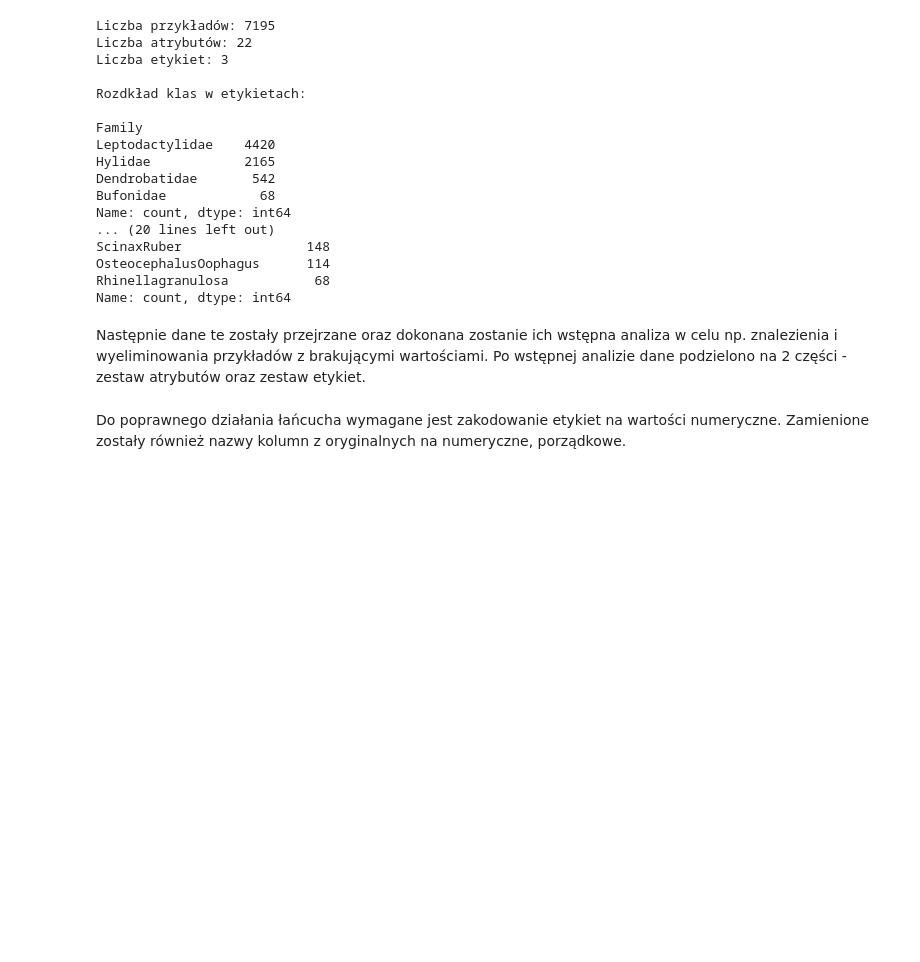
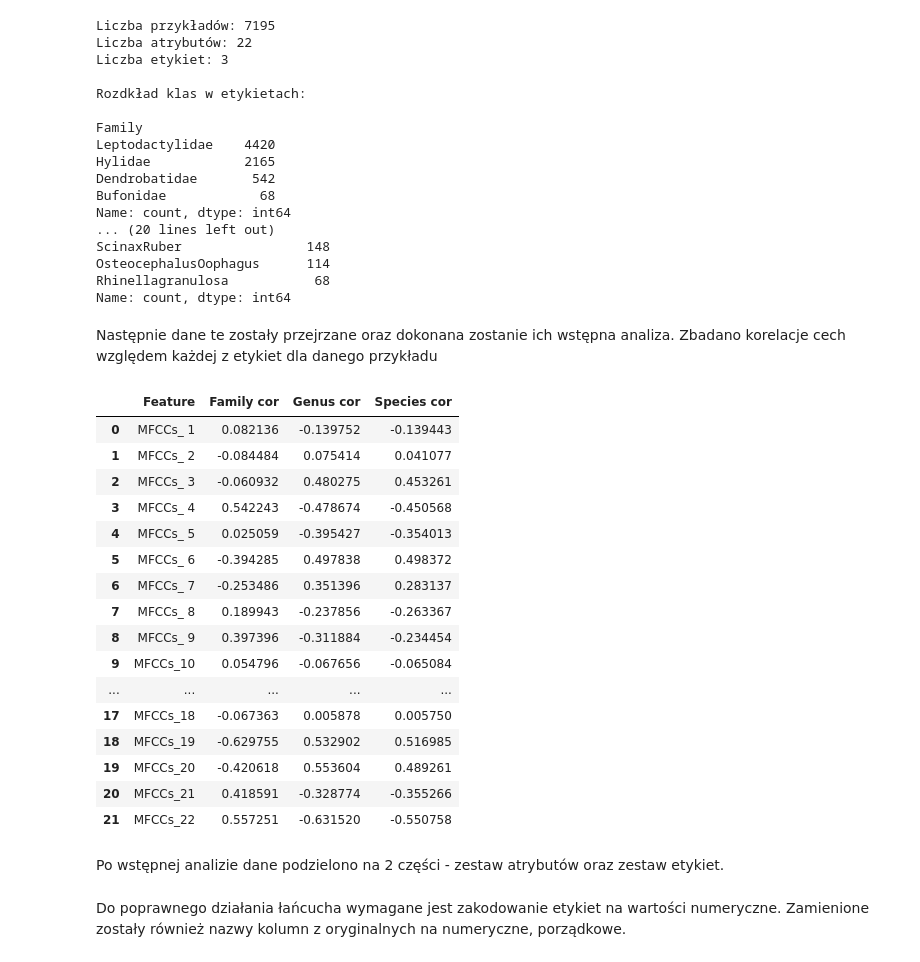
Before and after one commit to wm860/bayesian-chain-classifiers, a Jupyter notebook: ZUM_Bayesian_Chain.ipynb, the cells around one changed output. Drawn from its saved outputs; the diff is of its cells as text; code cells hidden in the pictures; blank space fills up the shorter version.

```diff
--- a/ZUM_Bayesian_Chain.ipynb
+++ b/ZUM_Bayesian_Chain.ipynb
@@ -86,3 +86,15 @@ ScinaxRuber                148
 OsteocephalusOophagus      114
 Rhinellagranulosa           68
 Name: count, dtype: int64
+# %% [markdown]
+Następnie dane te zostały przejrzane oraz dokonana zostanie ich wstępna analiza. Zbadano korelacje cech względem każdej z etykiet dla danego przykładu
+# %%
+from sklearn.preprocessing import LabelEncoder
+
+
+def encode_all_etiquette(y):
+    le = LabelEncoder()
+    y_encoded = pd.DataFrame()
+    for col in y.columns:
+        y_encoded[col] = le.fit_transform(y[col])
+    return y_encoded
@@ -89,5 +104,38 @@ Name: count, dtype: int64
+# %%
+correlations = []
+
+for feat_id, feature in enumerate(X):
+    X[feature] = pd.to_numeric(X[feature], errors='coerce')
+    correlation_matrix = np.corrcoef(X[feature], y_encoded[y_encoded.columns[0]])
+    correlation1 = correlation_matrix[0, 1]
+    correlation_matrix = np.corrcoef(X[feature], y_encoded[y_encoded.columns[1]])
+    correlation2 = correlation_matrix[0, 1]
+    correlation_matrix = np.corrcoef(X[feature], y_encoded[y_encoded.columns[2]])
+    correlation3 = correlation_matrix[0, 1]
+    correlations.append((feature, correlation1, correlation2, correlation3))
+
+correlations_df = pd.DataFrame(correlations, columns=["Feature", "Family cor", "Genus cor", "Species cor"])
+
+correlations_df
+# %% [output]
+|  | Feature | Family cor | Genus cor | Species cor |
+| 0 | MFCCs_ 1 | 0.082136 | -0.139752 | -0.139443 |
+| 1 | MFCCs_ 2 | -0.084484 | 0.075414 | 0.041077 |
+| 2 | MFCCs_ 3 | -0.060932 | 0.480275 | 0.453261 |
+| 3 | MFCCs_ 4 | 0.542243 | -0.478674 | -0.450568 |
+| 4 | MFCCs_ 5 | 0.025059 | -0.395427 | -0.354013 |
+| 5 | MFCCs_ 6 | -0.394285 | 0.497838 | 0.498372 |
+| 6 | MFCCs_ 7 | -0.253486 | 0.351396 | 0.283137 |
+| 7 | MFCCs_ 8 | 0.189943 | -0.237856 | -0.263367 |
+| 8 | MFCCs_ 9 | 0.397396 | -0.311884 | -0.234454 |
+| 9 | MFCCs_10 | 0.054796 | -0.067656 | -0.065084 |
+| ... | ... | ... | ... | ... |
+| 17 | MFCCs_18 | -0.067363 | 0.005878 | 0.005750 |
+| 18 | MFCCs_19 | -0.629755 | 0.532902 | 0.516985 |
+| 19 | MFCCs_20 | -0.420618 | 0.553604 | 0.489261 |
+| 20 | MFCCs_21 | 0.418591 | -0.328774 | -0.355266 |
+| 21 | MFCCs_22 | 0.557251 | -0.631520 | -0.550758 |
 # %% [markdown]
-Następnie dane te zostały przejrzane oraz dokonana zostanie ich wstępna analiza w celu np. znalezienia i wyeliminowania przykładów z brakującymi wartościami.
 Po wstępnej analizie dane podzielono na 2 części - zestaw atrybutów oraz zestaw etykiet.
 # %%
 from sklearn.model_selection import train_test_split
```
Also changed, not shown: parts of 33 cells of this notebook, 1 other file.
